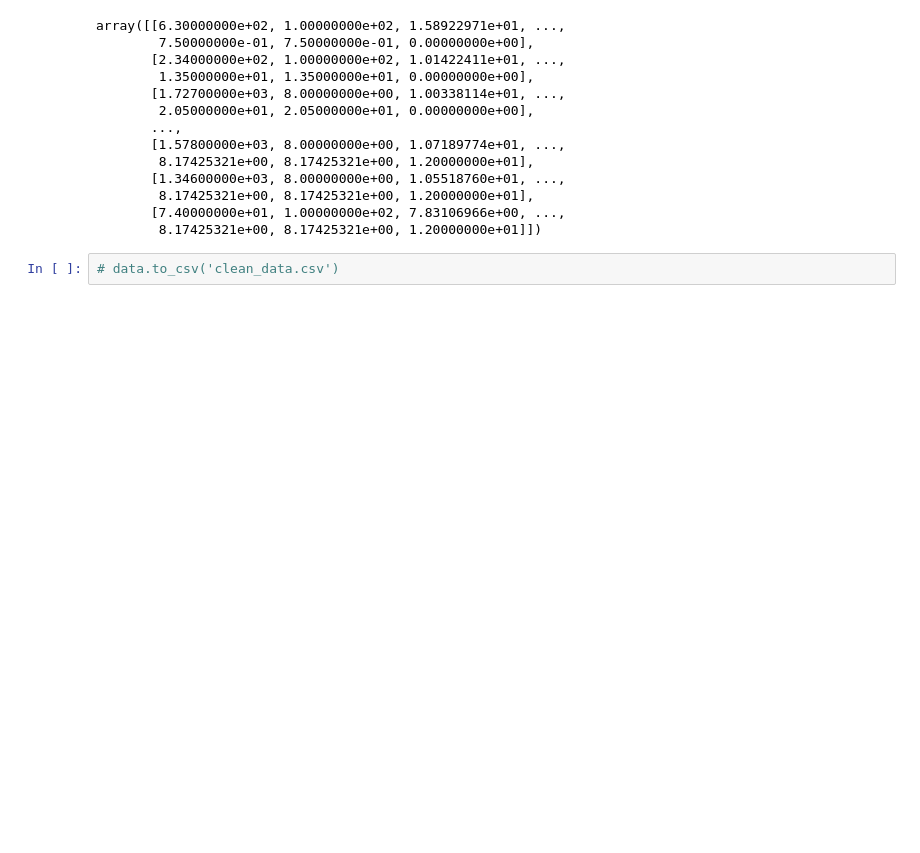
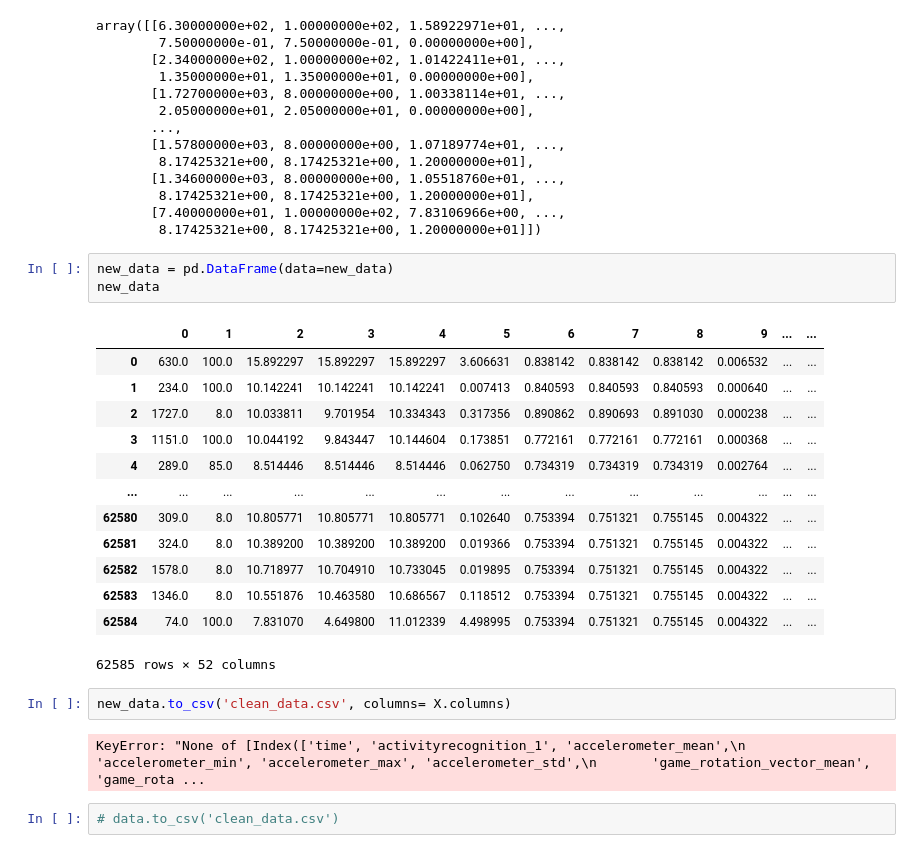
Before and after one commit to AndreaViviani89/2nd-Build-Week, a Jupyter notebook: nan_values.ipynb, the cells around one changed output. Saved outputs shown, nothing was run; the diff lists cells and outputs as text; blank space fills up the shorter version.

```diff
--- a/nan_values.ipynb
+++ b/nan_values.ipynb
@@ -163,6 +163,27 @@ array([[6.30000000e+02, 1.00000000e+02, 1.58922971e+01, ...,
         8.17425321e+00, 8.17425321e+00, 1.20000000e+01],
        [7.40000000e+01, 1.00000000e+02, 7.83106966e+00, ...,
         8.17425321e+00, 8.17425321e+00, 1.20000000e+01]])
+# %%
+new_data = pd.DataFrame(data=new_data)
+new_data
+# %% [output]
+|  | 0 | 1 | 2 | 3 | 4 | 5 | 6 | 7 | 8 | 9 | ... | ... |
+| 0 | 630.0 | 100.0 | 15.892297 | 15.892297 | 15.892297 | 3.606631 | 0.838142 | 0.838142 | 0.838142 | 0.006532 | ... | ... |
+| 1 | 234.0 | 100.0 | 10.142241 | 10.142241 | 10.142241 | 0.007413 | 0.840593 | 0.840593 | 0.840593 | 0.000640 | ... | ... |
+| 2 | 1727.0 | 8.0 | 10.033811 | 9.701954 | 10.334343 | 0.317356 | 0.890862 | 0.890693 | 0.891030 | 0.000238 | ... | ... |
+| 3 | 1151.0 | 100.0 | 10.044192 | 9.843447 | 10.144604 | 0.173851 | 0.772161 | 0.772161 | 0.772161 | 0.000368 | ... | ... |
+| 4 | 289.0 | 85.0 | 8.514446 | 8.514446 | 8.514446 | 0.062750 | 0.734319 | 0.734319 | 0.734319 | 0.002764 | ... | ... |
+| ... | ... | ... | ... | ... | ... | ... | ... | ... | ... | ... | ... | ... |
+| 62580 | 309.0 | 8.0 | 10.805771 | 10.805771 | 10.805771 | 0.102640 | 0.753394 | 0.751321 | 0.755145 | 0.004322 | ... | ... |
+| 62581 | 324.0 | 8.0 | 10.389200 | 10.389200 | 10.389200 | 0.019366 | 0.753394 | 0.751321 | 0.755145 | 0.004322 | ... | ... |
+| 62582 | 1578.0 | 8.0 | 10.718977 | 10.704910 | 10.733045 | 0.019895 | 0.753394 | 0.751321 | 0.755145 | 0.004322 | ... | ... |
+| 62583 | 1346.0 | 8.0 | 10.551876 | 10.463580 | 10.686567 | 0.118512 | 0.753394 | 0.751321 | 0.755145 | 0.004322 | ... | ... |
+| 62584 | 74.0 | 100.0 | 7.831070 | 4.649800 | 11.012339 | 4.498995 | 0.753394 | 0.751321 | 0.755145 | 0.004322 | ... | ... |
+62585 rows × 52 columns
+# %%
+new_data.to_csv('clean_data.csv', columns= X.columns)
+# %% [output]
+KeyError: "None of [Index(['time', 'activityrecognition_1', 'accelerometer_mean',\n       'accelerometer_min', 'accelerometer_max', 'accelerometer_std',\n       'game_rotation_vector_mean', 'game_rota ...
 # %%
 # data.to_csv('clean_data.csv')
 # %%
```
